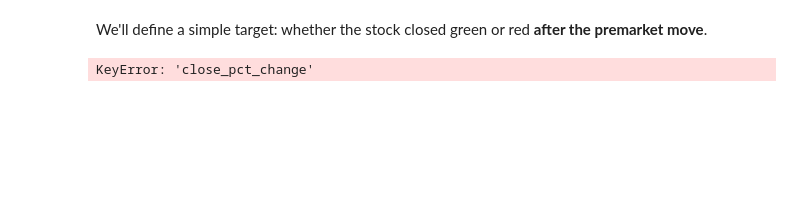
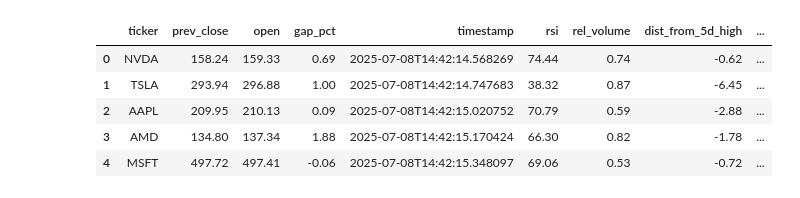
Before and after one commit to btheard3/sentinel, a Jupyter notebook: notebooks/05_machine_learning.ipynb, the cells around one changed output. Drawn from its saved outputs; the diff is of its cells as text; code cells hidden in the pictures; blank space fills up the shorter version.

```diff
--- a/notebooks/05_machine_learning.ipynb
+++ b/notebooks/05_machine_learning.ipynb
@@ -62,7 +41,13 @@ MergeError: Not allowed to merge between different levels. (1 levels on the left
-# %% [markdown]
-We'll define a simple target: whether the stock closed green or red **after the premarket move**.
-# %%
-# Example synthetic target
-df["target"] = (df["close_pct_change"] > 0).astype(int)
-# %% [output]
-KeyError: 'close_pct_change'
+# %%
+# Load the feature dataset
+df = pd.read_csv("../data/feature_output.csv")
+
+# Preview the data
+df.head()
+# %% [output]
+|  | ticker | prev_close | open | gap_pct | timestamp | rsi | rel_volume | dist_from_5d_high | ... |
+| 0 | NVDA | 158.24 | 159.33 | 0.69 | 2025-07-08T14:42:14.568269 | 74.44 | 0.74 | -0.62 | ... |
+| 1 | TSLA | 293.94 | 296.88 | 1.00 | 2025-07-08T14:42:14.747683 | 38.32 | 0.87 | -6.45 | ... |
+| 2 | AAPL | 209.95 | 210.13 | 0.09 | 2025-07-08T14:42:15.020752 | 70.79 | 0.59 | -2.88 | ... |
+| 3 | AMD | 134.80 | 137.34 | 1.88 | 2025-07-08T14:42:15.170424 | 66.30 | 0.82 | -1.78 | ... |
+| 4 | MSFT | 497.72 | 497.41 | -0.06 | 2025-07-08T14:42:15.348097 | 69.06 | 0.53 | -0.72 | ... |
```
Also changed, not shown: parts of 8 cells of this notebook.
